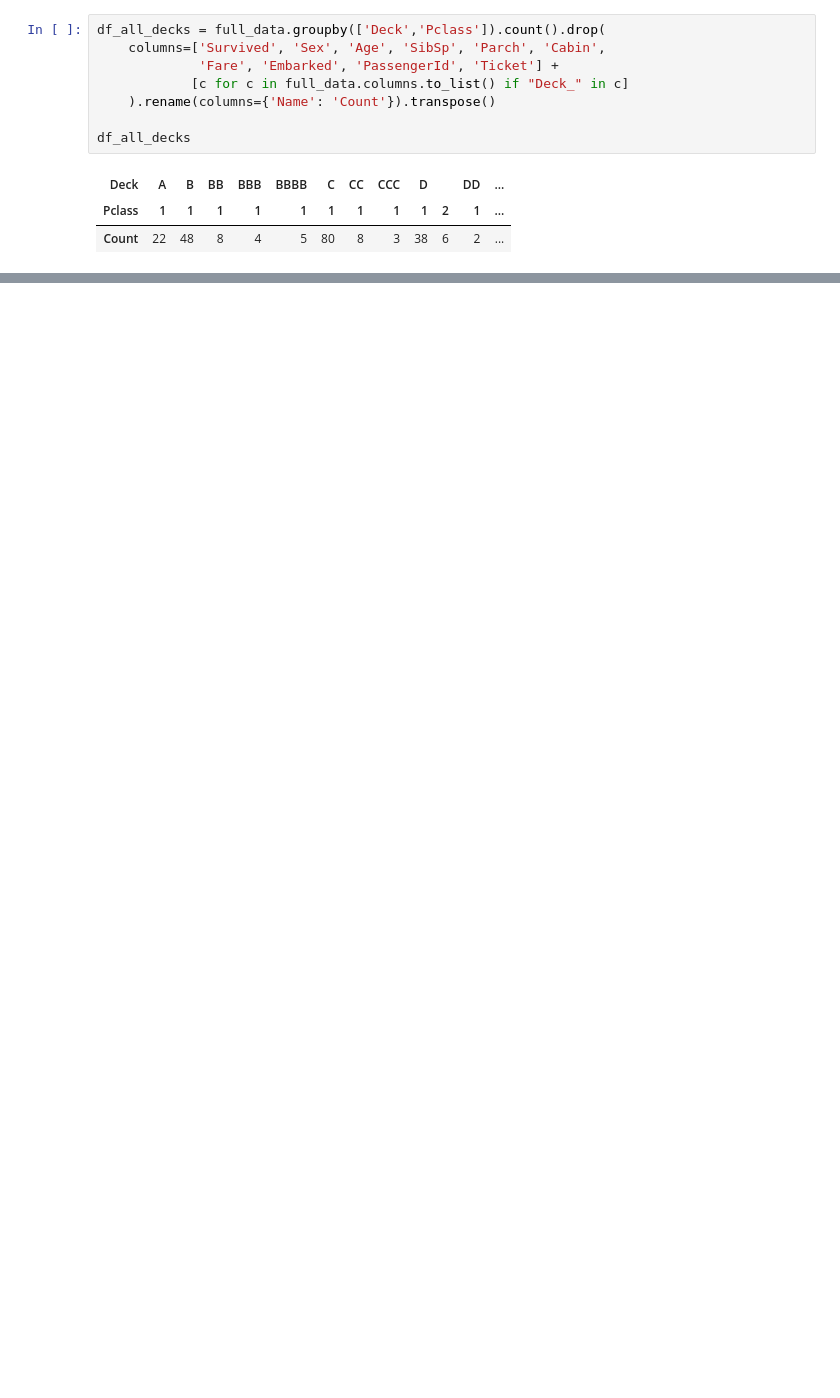
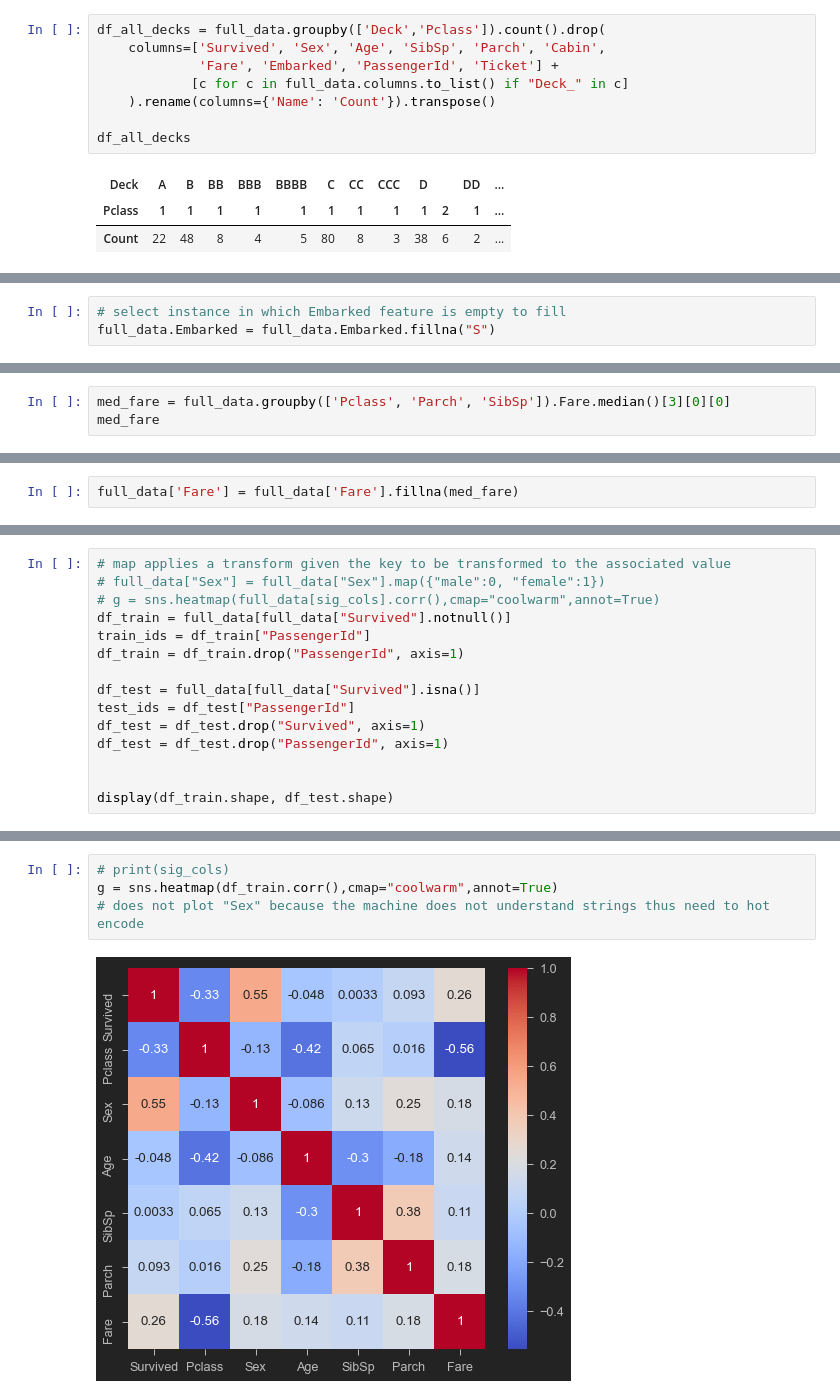
Before and after one commit to henrylao/kaggle-titanic, a Jupyter notebook: kaggle-titanic-notebook.ipynb, the cells around one changed output, grey strips where cells are left out. Cells and saved outputs as stored; diff of their text form; blank space fills up the shorter version.

Commit message:
Add Feature Imputation: Embarked & EDA: Review sections

```diff
--- a/kaggle-titanic-notebook.ipynb
+++ b/kaggle-titanic-notebook.ipynb
@@ -1160,0 +1282,3 @@ Upon deeper inspection, we can see that cabins A,B & C all contain 1st class pas
+# %%
+# select instance in which Embarked feature is empty to fill
+full_data.Embarked = full_data.Embarked.fillna("S")
@@ -1160,0 +1305,3 @@ Upon deeper inspection, we can see that cabins A,B & C all contain 1st class pas
+# %%
+med_fare = full_data.groupby(['Pclass', 'Parch', 'SibSp']).Fare.median()[3][0][0]
+med_fare
@@ -1160,0 +1310,2 @@ Upon deeper inspection, we can see that cabins A,B & C all contain 1st class pas
+# %%
+full_data['Fare'] = full_data['Fare'].fillna(med_fare)
@@ -1160,0 +1332,15 @@ Upon deeper inspection, we can see that cabins A,B & C all contain 1st class pas
+# %%
+# map applies a transform given the key to be transformed to the associated value
+# full_data["Sex"] = full_data["Sex"].map({"male":0, "female":1})
+# g = sns.heatmap(full_data[sig_cols].corr(),cmap="coolwarm",annot=True)
+df_train = full_data[full_data["Survived"].notnull()]
+train_ids = df_train["PassengerId"]
+df_train = df_train.drop("PassengerId", axis=1)
+
+df_test = full_data[full_data["Survived"].isna()]
+test_ids = df_test["PassengerId"]
+df_test = df_test.drop("Survived", axis=1)
+df_test = df_test.drop("PassengerId", axis=1)
+
+
+display(df_train.shape, df_test.shape)
@@ -1160,0 +1411,6 @@ Upon deeper inspection, we can see that cabins A,B & C all contain 1st class pas
+# %%
+# print(sig_cols)
+g = sns.heatmap(df_train.corr(),cmap="coolwarm",annot=True)
+# does not plot "Sex" because the machine does not understand strings thus need to hot encode
+# %% [output]
+[figure, added]
```
Also changed, not shown: parts of 36 cells of this notebook.
